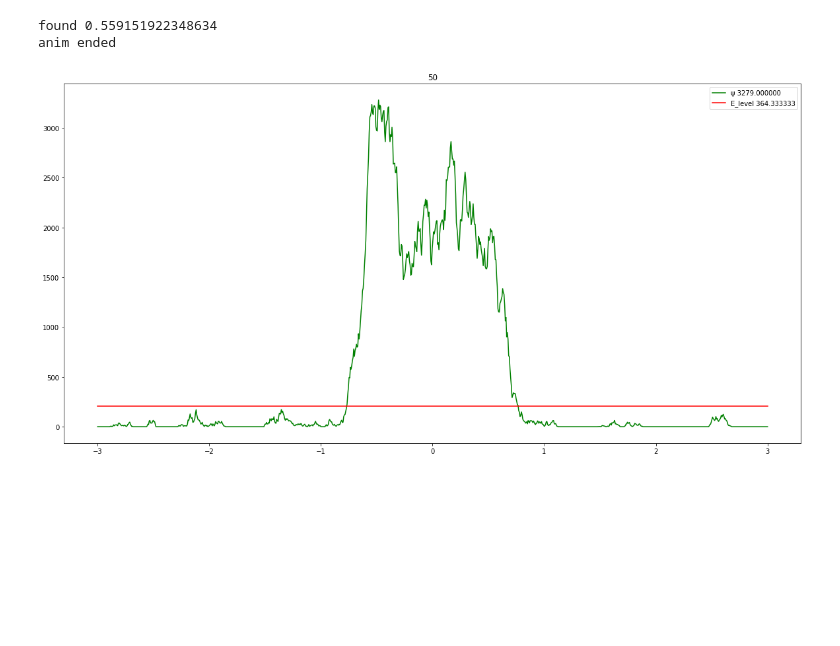
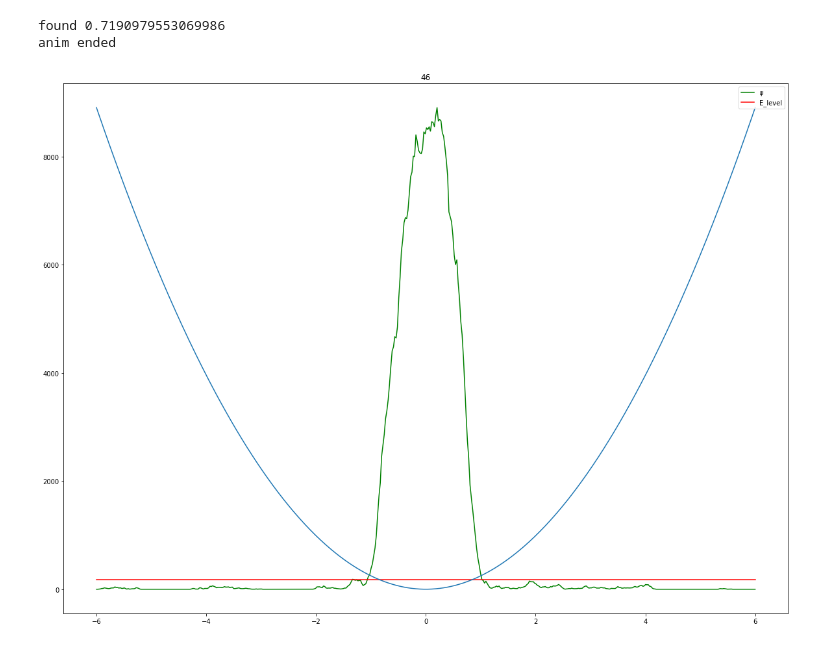
Before and after one commit to Kolsha/data_processing, a Jupyter notebook: new/task1D_r.ipynb, the cells around one changed output. Saved outputs shown, nothing was run; the diff lists cells and outputs as text; code cells hidden in the pictures; blank space fills up the shorter version.

```diff
--- a/new/task1D_r.ipynb
+++ b/new/task1D_r.ipynb
@@ -33,7 +33,6 @@ __right = np.array([1], np.uint32)
 __zeros = np.array([0], np.uint32)
 
 def next_step_2D(q):
-    assert q < 1 / 2
     bone = random.random()
     if bone < q:
         return __left
@@ -76,7 +75,7 @@ class StepResult(Enum):
     DISPLACEMENT = auto()
     FOUND = auto()
 # %%
-class MonteCarlo2D:
+class SolverMonteCarlo:
     def __init__(self, dt, q, grid, E_min, E_max, E_precision):
         self.dt = dt
         self.q = q
@@ -95,8 +94,10 @@ class MonteCarlo2D:
         self._steps_in_cycle = 0
 
         self.steps = 0
+        self.E_arr = []
 
     def print_stats(self):
+        self.E_arr.append(self.E)
         return False
 #         print(f"step {self.steps}")
 #         print(f"E {self.E} +- {self.E_half}")
@@ -131,7 +132,6 @@ class MonteCarlo2D:
 
     def __update_calibration_param(self):
         self._calibration_particles_count = len(self.particles)
-        #                                       20 почти от балды взял(а). женский падеж если Анна будет сдавать
         self._enough_cycle_length = self._calibration_particles_count * self._calibration_percent * 20
         self._steps_in_cycle = 0
 
@@ -217,8 +217,8 @@ class MonteCarlo2D:
 
         return ret_state, backup_pos
 # %%
-N = 1000
-size = 3
+N = 500
+size = 6
 dt = 0.1
 q = 0.24
 
@@ -233,7 +233,7 @@ def U_func(r):
 
 grid = Grid2D(-size, size, N, U_func)
 
-mc = MonteCarlo2D(dt, q, grid, -1e6, 1e6, 1e-15)
+mc = SolverMonteCarlo(dt, q, grid, -1e6, 1e6, 1e-15)
 mc.born_particles(10_000)
 # %%
 def gen_data():
@@ -284,20 +284,22 @@ def plot_animated(it):
         plt.clf()
 
 #         plt.figure(figsize = (10,10))
-        plt.plot(np.linspace(-size, size, N), img, color='green', label='ψ {:f}'.format(np.max(img)))
-        plt.plot([-size, size], [mc.E * aaaa, mc.E * aaaa], color='red',label='E_level {:f}'.format(aaaa) )
-        #plt.plot(np.linspace(-size, size, N), u)
+        plt.plot(np.linspace(-size, size, N), img, color='green', label='ψ') #  {:f}'.format(np.max(img))
+        plt.plot([-size, size], [mc.E * aaaa, mc.E * aaaa], color='red',label='E_level' ) #  {:f}'.format(aaaa)
+        plt.plot(np.linspace(-size, size, N), u)
         plt.legend(loc="upper right")
         plt.title(i)
         plt.draw()
+
+#         break
 #         plt.pause(0.0001)
 
     print("anim ended")
 # %%
 import matplotlib.pyplot as plt
-plt.rcParams["figure.figsize"] = (20,10)
+plt.rcParams["figure.figsize"] = (20,15)
 plot_animated(gen_data())
 # %% [output]
-found 0.559151922348634
+found 0.7190979553069986
 anim ended
-[figure, old version]
+[figure, new version]
```
Also changed, not shown: parts of 2 cells of this notebook.
